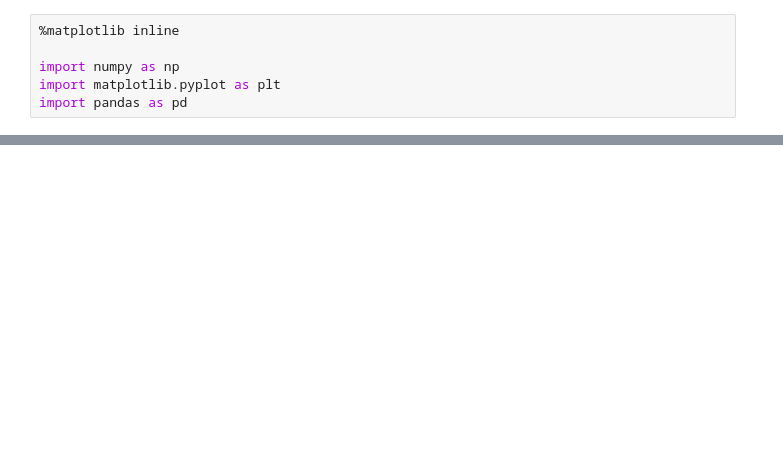
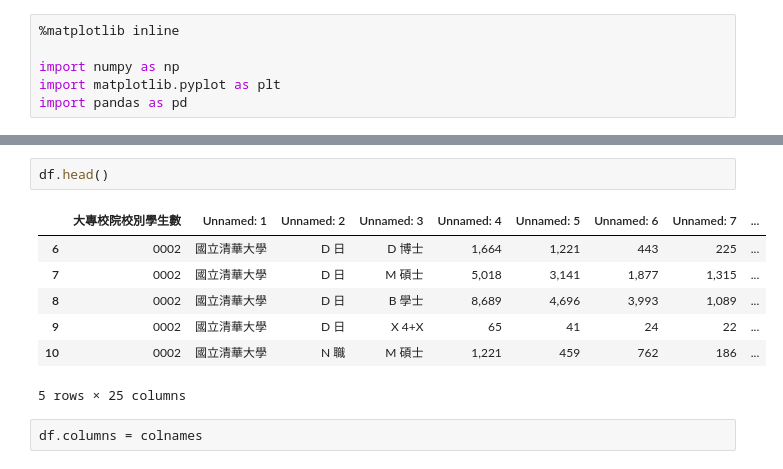
Before and after one commit to emma5012/My-Python, a Jupyter notebook: GitHub 1st try.ipynb, the cells around one changed output, grey strips where cells are left out. Drawn from its saved outputs; the diff is of its cells as text; blank space fills up the shorter version.

```diff
--- a/GitHub 1st try.ipynb
+++ b/GitHub 1st try.ipynb
@@ -11,0 +54,12 @@ plt.plot(np.random.rand(100))
+# %%
+df.head()
+# %% [output]
+|  | 大專校院校別學生數 | Unnamed: 1 | Unnamed: 2 | Unnamed: 3 | Unnamed: 4 | Unnamed: 5 | Unnamed: 6 | Unnamed: 7 | ... |
+| 6 | 0002 | 國立清華大學 | D 日 | D 博士 | 1,664 | 1,221 | 443 | 225 | ... |
+| 7 | 0002 | 國立清華大學 | D 日 | M 碩士 | 5,018 | 3,141 | 1,877 | 1,315 | ... |
+| 8 | 0002 | 國立清華大學 | D 日 | B 學士 | 8,689 | 4,696 | 3,993 | 1,089 | ... |
+| 9 | 0002 | 國立清華大學 | D 日 | X 4+X | 65 | 41 | 24 | 22 | ... |
+| 10 | 0002 | 國立清華大學 | N 職 | M 碩士 | 1,221 | 459 | 762 | 186 | ... |
+5 rows × 25 columns
+# %%
+df.columns = colnames
```
Also changed, not shown: parts of 21 cells of this notebook, 7 other files.
